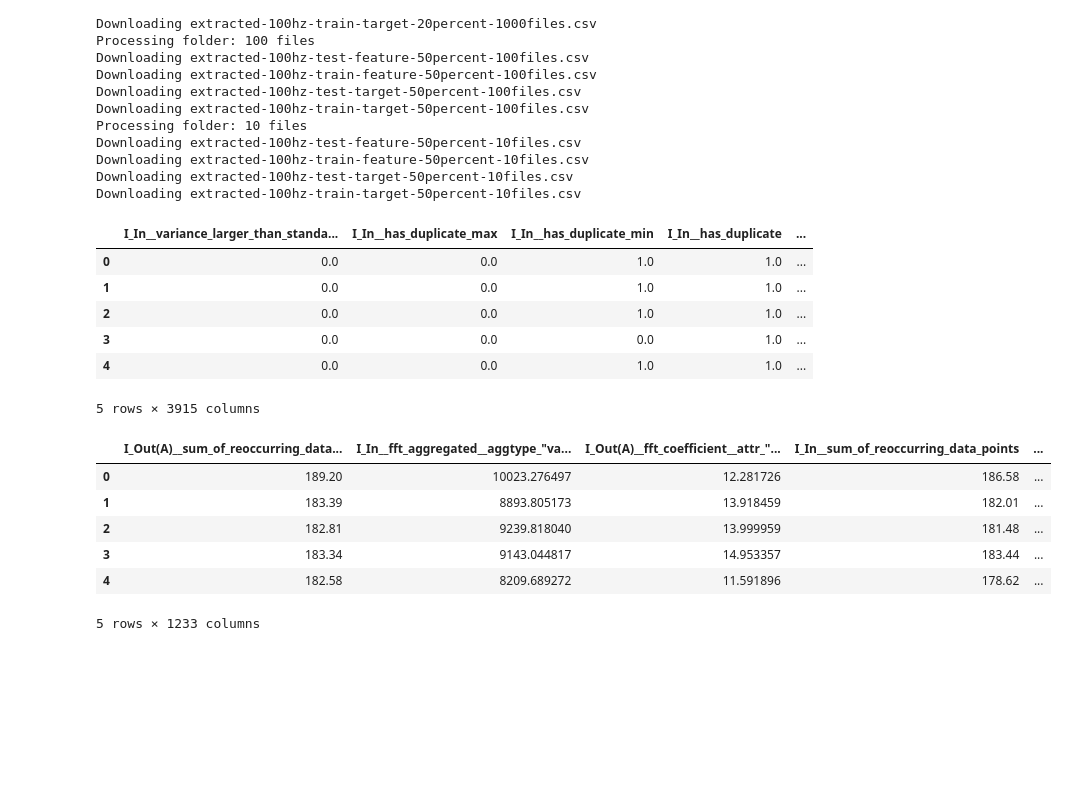
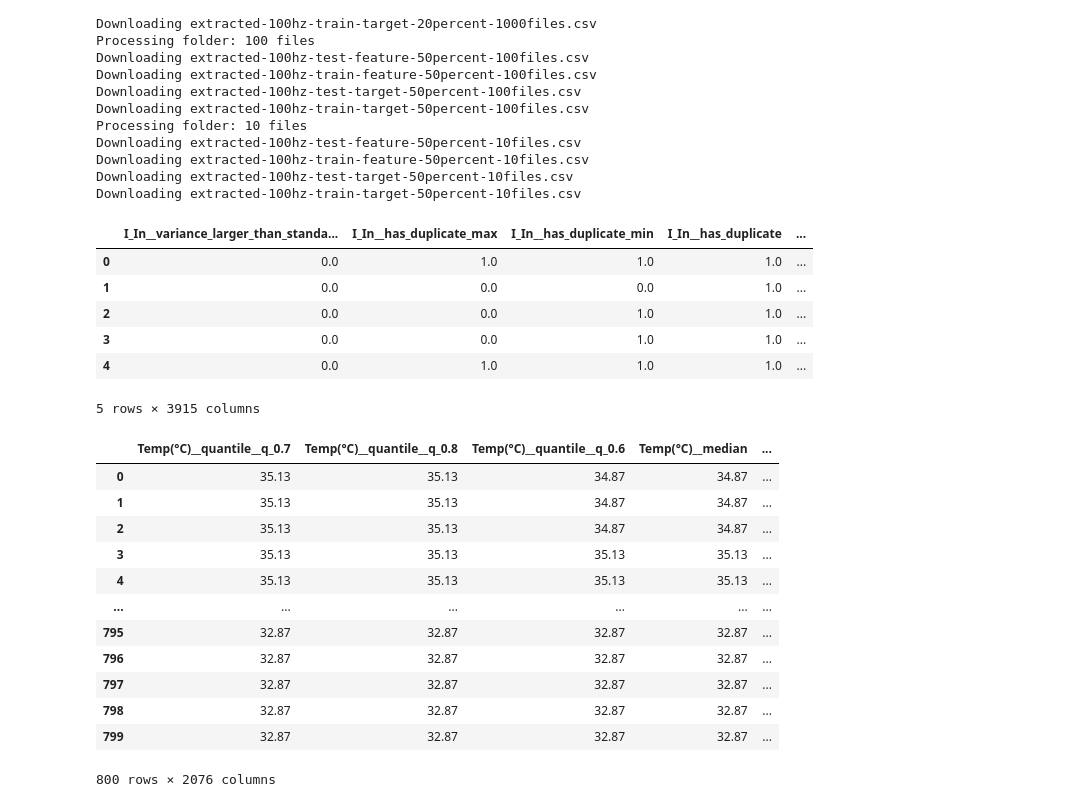
Before and after one commit to aadityane93/SortingLine-ml, a Jupyter notebook: Feature_Selection_and_Model_Training.ipynb, the cells around one changed output. Cells and saved outputs as stored; diff of their text form; code cells hidden in the pictures; blank space fills up the shorter version.

```diff
--- a/Feature_Selection_and_Model_Training.ipynb
+++ b/Feature_Selection_and_Model_Training.ipynb
@@ -77,10 +77,10 @@ Downloading extracted-100hz-train-target-50percent-10files.csv
 def read_file(filename):
   return pd.read_csv(filename, sep=',')
 
-extracted_train_feature = pd.DataFrame(read_file('extracted-100hz-train-feature-50percent-100files.csv'))
-extracted_test_feature = pd.DataFrame(read_file('extracted-100hz-test-feature-50percent-100files.csv'))
-extracted_train_target = pd.DataFrame(read_file('extracted-100hz-train-target-50percent-100files.csv'))
-extracted_test_target = pd.DataFrame(read_file('extracted-100hz-test-target-50percent-100files.csv'))
+extracted_train_feature = pd.DataFrame(read_file('extracted-100hz-train-feature-20percent-1000files.csv'))
+extracted_test_feature = pd.DataFrame(read_file('extracted-100hz-test-feature-20percent-1000files.csv'))
+extracted_train_target = pd.DataFrame(read_file('extracted-100hz-train-target-20percent-1000files.csv'))
+extracted_test_target = pd.DataFrame(read_file('extracted-100hz-test-target-20percent-1000files.csv'))
 # %%
 extracted_train_target = extracted_train_target.drop(columns=['Unnamed: 0'])
 extracted_test_target = extracted_test_target.drop(columns=['Unnamed: 0'])
@@ -90,24 +90,30 @@ extracted_test_feature = extracted_test_feature.drop(columns=['Unnamed: 0'])
 extracted_train_feature.head()
 # %% [output]
 |  | I_In__variance_larger_than_standa... | I_In__has_duplicate_max | I_In__has_duplicate_min | I_In__has_duplicate | ... |
-| 0 | 0.0 | 0.0 | 1.0 | 1.0 | ... |
-| 1 | 0.0 | 0.0 | 1.0 | 1.0 | ... |
+| 0 | 0.0 | 1.0 | 1.0 | 1.0 | ... |
+| 1 | 0.0 | 0.0 | 0.0 | 1.0 | ... |
 | 2 | 0.0 | 0.0 | 1.0 | 1.0 | ... |
-| 3 | 0.0 | 0.0 | 0.0 | 1.0 | ... |
-| 4 | 0.0 | 0.0 | 1.0 | 1.0 | ... |
+| 3 | 0.0 | 0.0 | 1.0 | 1.0 | ... |
+| 4 | 0.0 | 1.0 | 1.0 | 1.0 | ... |
 5 rows × 3915 columns
 # %%
 selected_features_train = select_features(extracted_train_feature, extracted_train_target['color'])
 # %%
 selected_features_test = extracted_test_feature[selected_features_train.columns]
 # %%
-selected_features_train.head()
+selected_features_train
 # %% [output]
-|  | I_Out(A)__sum_of_reoccurring_data... | I_In__fft_aggregated__aggtype_"va... | I_Out(A)__fft_coefficient__attr_"... | I_In__sum_of_reoccurring_data_points | ... |
-| 0 | 189.20 | 10023.276497 | 12.281726 | 186.58 | ... |
-| 1 | 183.39 | 8893.805173 | 13.918459 | 182.01 | ... |
-| 2 | 182.81 | 9239.818040 | 13.999959 | 181.48 | ... |
-| 3 | 183.34 | 9143.044817 | 14.953357 | 183.44 | ... |
-| 4 | 182.58 | 8209.689272 | 11.591896 | 178.62 | ... |
+|  | Temp(°C)__quantile__q_0.7 | Temp(°C)__quantile__q_0.8 | Temp(°C)__quantile__q_0.6 | Temp(°C)__median | ... |
+| 0 | 35.13 | 35.13 | 34.87 | 34.87 | ... |
+| 1 | 35.13 | 35.13 | 34.87 | 34.87 | ... |
+| 2 | 35.13 | 35.13 | 34.87 | 34.87 | ... |
+| 3 | 35.13 | 35.13 | 35.13 | 35.13 | ... |
+| 4 | 35.13 | 35.13 | 35.13 | 35.13 | ... |
+| ... | ... | ... | ... | ... | ... |
+| 795 | 32.87 | 32.87 | 32.87 | 32.87 | ... |
+| 796 | 32.87 | 32.87 | 32.87 | 32.87 | ... |
+| 797 | 32.87 | 32.87 | 32.87 | 32.87 | ... |
+| 798 | 32.87 | 32.87 | 32.87 | 32.87 | ... |
+| 799 | 32.87 | 32.87 | 32.87 | 32.87 | ... |
-5 rows × 1233 columns
+800 rows × 2076 columns
 # %%
```
Also changed, not shown: parts of 5 cells of this notebook.
